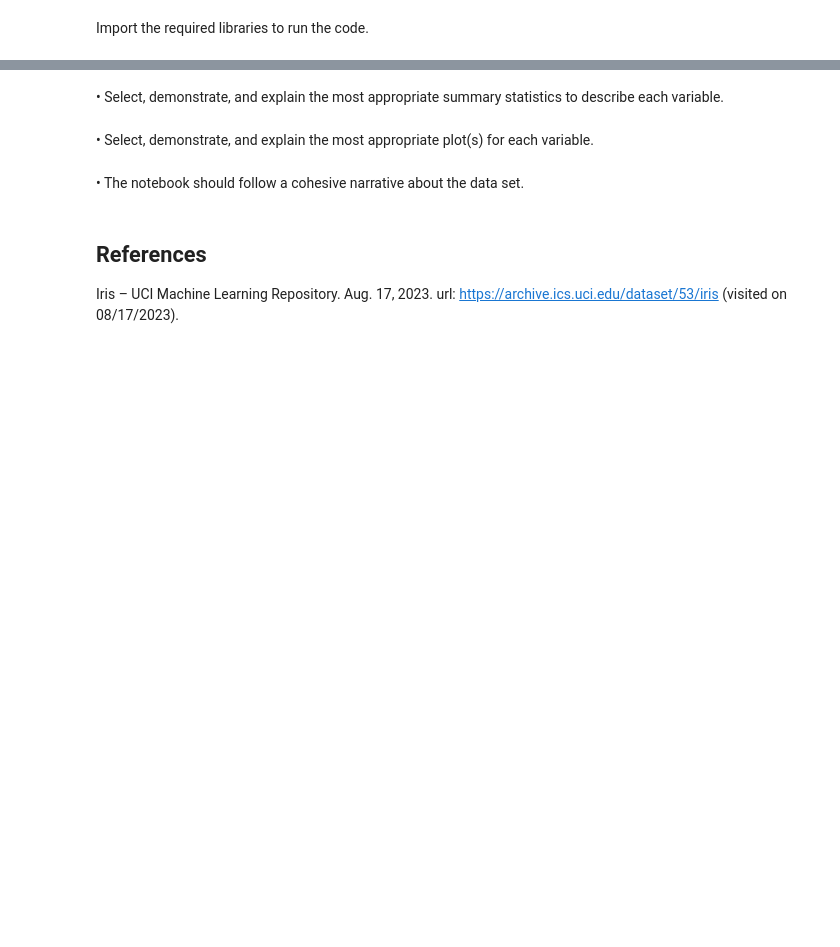
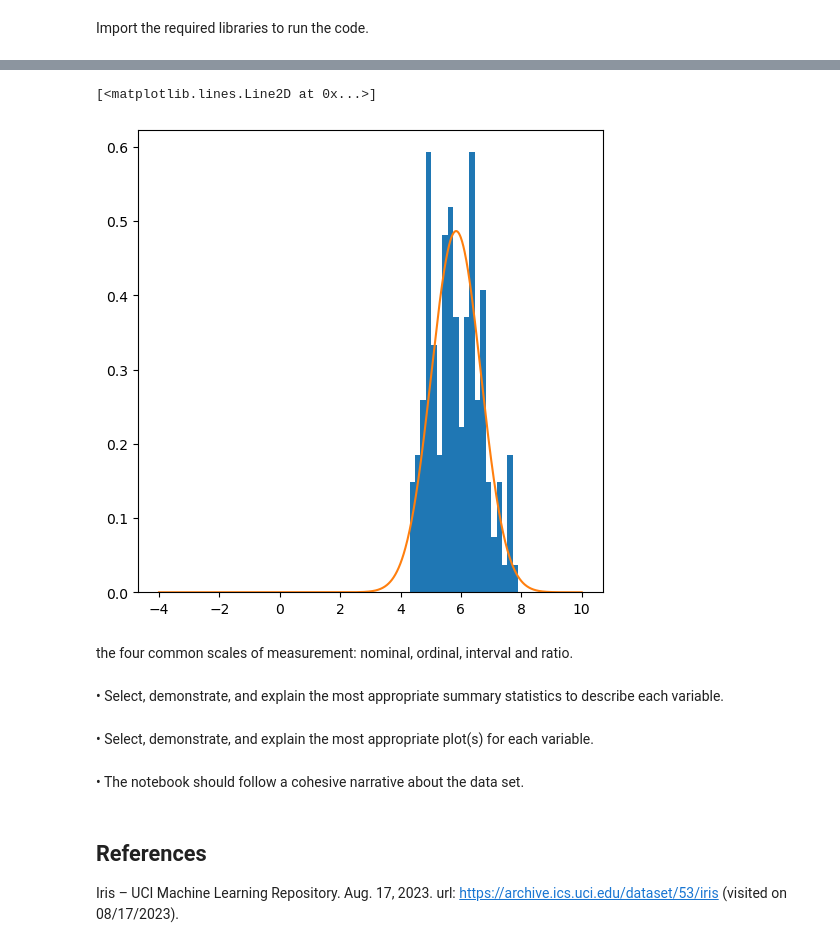
Before and after one commit to emma2d/Fundamentals_of_DA, a Jupyter notebook: project.ipynb, the cells around one changed output, grey strips where cells are left out. Drawn from its saved outputs; the diff is of its cells as text; code cells hidden in the pictures; blank space fills up the shorter version.

Commit message:
Project updates scales of measurement

```diff
--- a/project.ipynb
+++ b/project.ipynb
@@ -59,3 +110,18 @@ None
+# %%
+# Create an empty plot.
+fig, ax = plt.subplots(figsize=(12, 6))
+
+d1 = iris_data['sepal_length_in_cm']
+
+# Plot a histogram.
+ax.hist(x=iris_data['sepal_length_in_cm'], bins=20, density=True)
+y = normal_pdf(x, mu=5.84, sigma= 0.82)
+ax.plot(x, y)
+# %% [output]
+[<matplotlib.lines.Line2D at 0x...>]
+[figure, added]
+# %% [markdown]
+the four common scales of measurement: nominal, ordinal, interval and ratio.
 # %% [markdown]
 • Select, demonstrate, and explain the most appropriate summary statistics to describe each variable.
 # %% [markdown]
```
Also changed, not shown: parts of 9 cells of this notebook, 1 other file.
